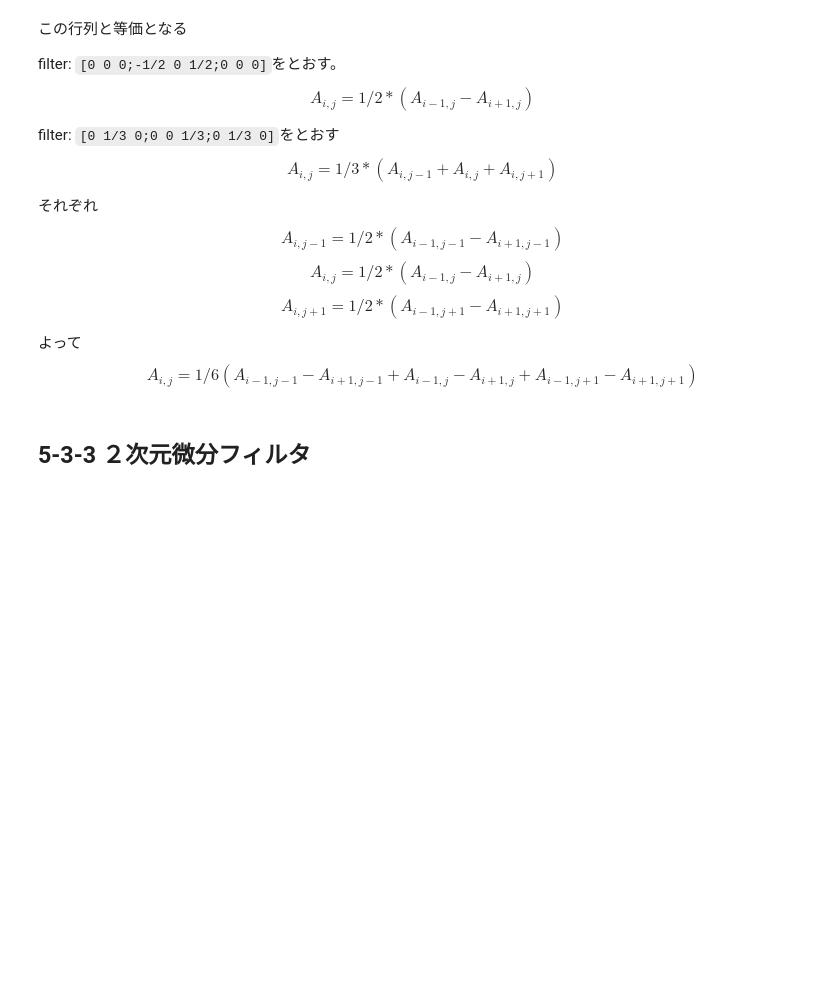
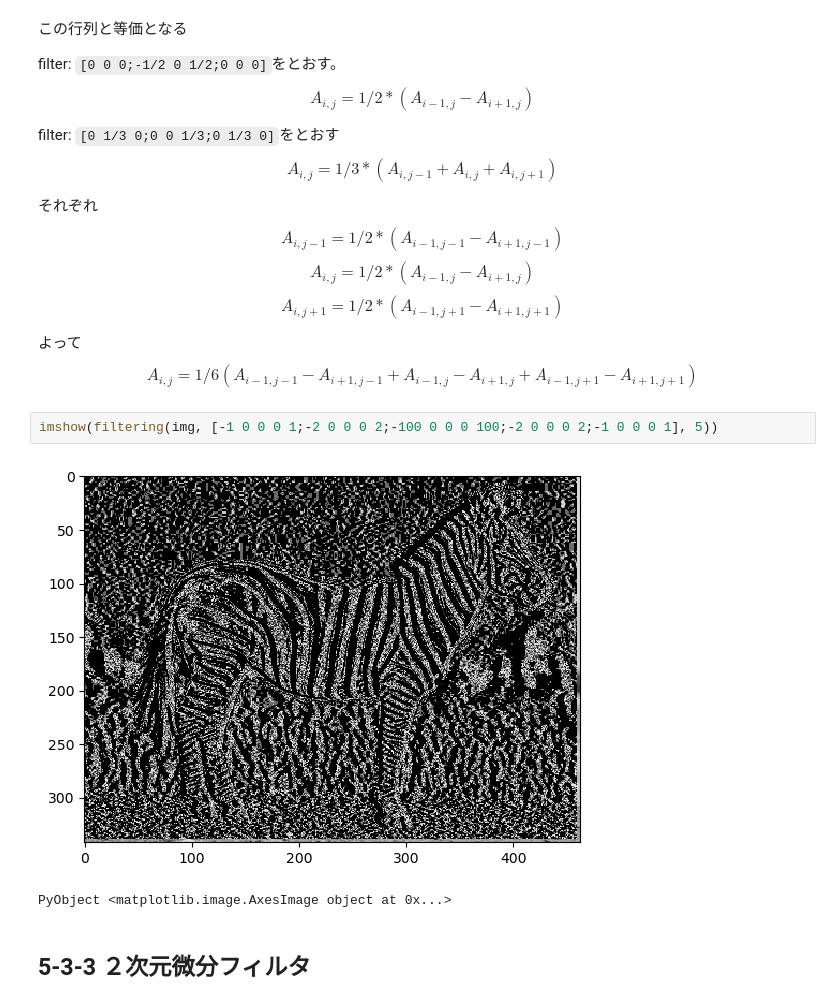
Before and after one commit to TsuMakoto/image-processing-study, a Jupyter notebook: Section05.ipynb, the cells around one changed output. Saved outputs shown, nothing was run; the diff lists cells and outputs as text; blank space fills up the shorter version.

```diff
--- a/Section05.ipynb
+++ b/Section05.ipynb
@@ -238,6 +239,11 @@ $$A_{i, j+1} = 1/2 * (A_{i-1, j+1} - A_{i+1, j+1})$$
 
 よって
 $$A_{i,j} = 1/6(A_{i-1, j-1} - A_{i+1, j-1} + A_{i-1, j} - A_{i+1, j} + A_{i-1, j+1} - A_{i+1, j+1})$$
+# %%
+imshow(filtering(img, [-1 0 0 0 1;-2 0 0 0 2;-100 0 0 0 100;-2 0 0 0 2;-1 0 0 0 1], 5))
+# %% [output]
+[figure, added]
+PyObject <matplotlib.image.AxesImage object at 0x...>
 # %% [markdown]
 ## 5-3-3 ２次元微分フィルタ
 # %%
```
Also changed, not shown: parts of 13 cells of this notebook.
